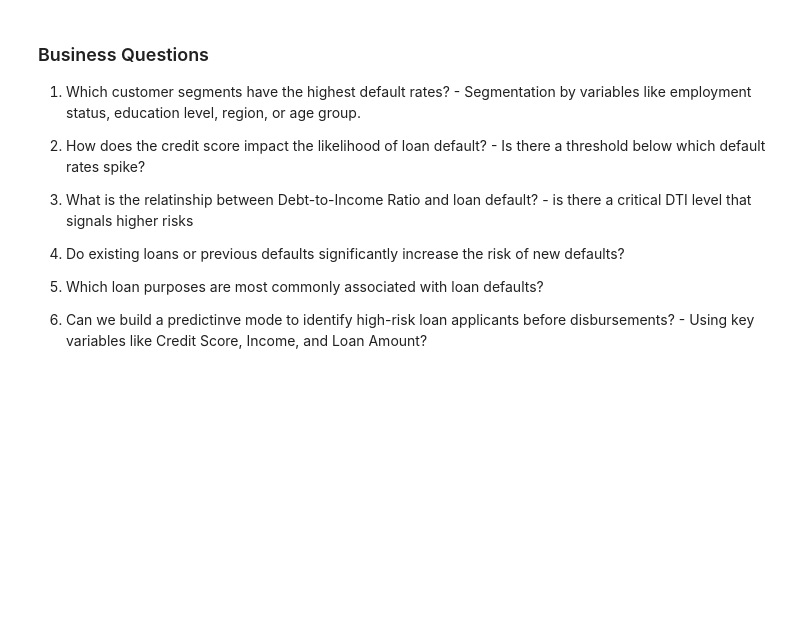
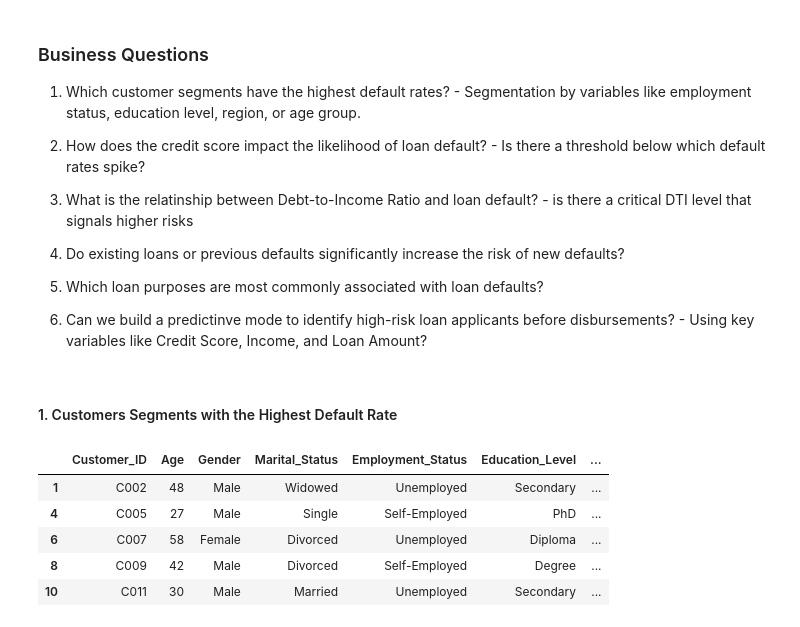
Before and after one commit to mut-rogers/Loan-Default-Analysis, a Jupyter notebook: solution.ipynb, the cells around one changed output. Saved outputs shown, nothing was run; the diff lists cells and outputs as text; code cells hidden in the pictures; blank space fills up the shorter version.

```diff
--- a/solution.ipynb
+++ b/solution.ipynb
@@ -95,3 +95,19 @@ Index(['Customer_ID', 'Age', 'Gender', 'Marital_Status', 'Employment_Status',
 5. Which loan purposes are most commonly associated with loan defaults?
 
 6. Can we build a predictinve mode to identify high-risk loan applicants before disbursements? - Using key variables like Credit Score, Income, and Loan Amount?
+# %% [markdown]
+#### 1. Customers Segments with the Highest Default Rate
+# %%
+loan_data_df.head()
+
+# Filter all loans that have defaulted
+# A loan is considered defaulted if the Default_Status column is 1
+defaulted_loans_df = loan_data_df[loan_data_df.Default_Status == 1]
+defaulted_loans_df.head()
+# %% [output]
+|  | Customer_ID | Age | Gender | Marital_Status | Employment_Status | Education_Level | ... |
+| 1 | C002 | 48 | Male | Widowed | Unemployed | Secondary | ... |
+| 4 | C005 | 27 | Male | Single | Self-Employed | PhD | ... |
+| 6 | C007 | 58 | Female | Divorced | Unemployed | Diploma | ... |
+| 8 | C009 | 42 | Male | Divorced | Self-Employed | Degree | ... |
+| 10 | C011 | 30 | Male | Married | Unemployed | Secondary | ... |
```
Also changed, not shown: parts of 3 cells of this notebook.
